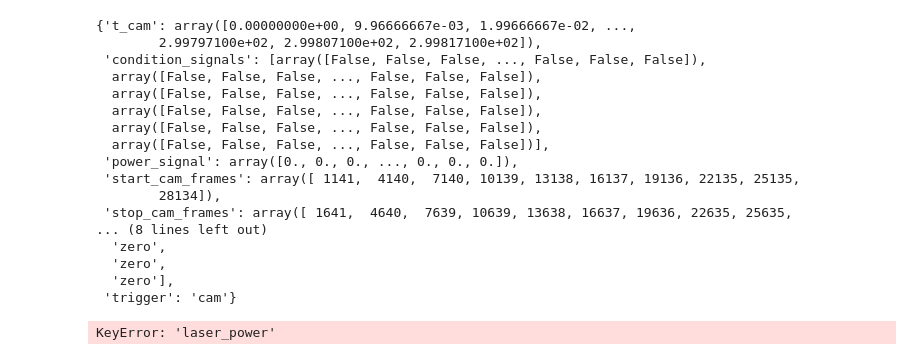
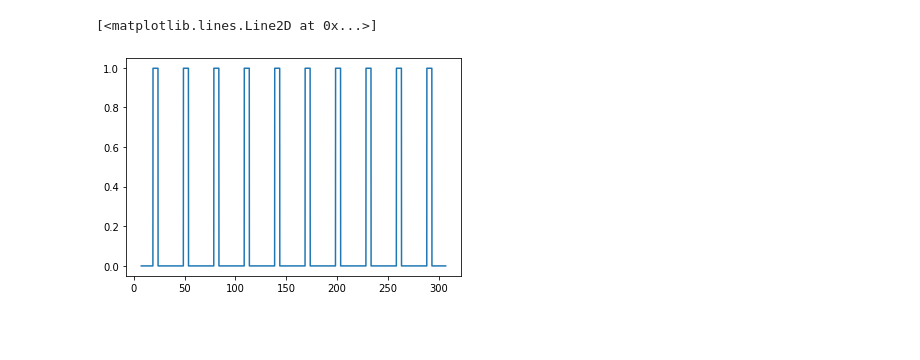
Before and after one commit to NeLy-EPFL/dn_networks, a Jupyter notebook: dn_experiments/beh_exps_test_ground.ipynb, the cells around one changed output. Cells and saved outputs as stored; diff of their text form; code cells hidden in the pictures; blank space fills up the shorter version.

```diff
--- a/dn_experiments/beh_exps_test_ground.ipynb
+++ b/dn_experiments/beh_exps_test_ground.ipynb
@@ -8,13 +8,14 @@ import stimulation
 import behaviour
 import params
 # %%
-fly_dir = '/mnt/nas2/FH/231220_DNg11xCsChrimson/Fly1'
+fly_dir = '/mnt/nas2/FH/231214_DNg11xCsChrimson/Fly2'
 all_trial_dirs = ['001_t1_p10_intact']
 trigger = 'laser_start'
 stim_p = [10]
 return_var = "v_forw"
 # %%
 # read pickle file in pandas
-df = pd.read_pickle(fly_dir + '/' +  all_trial_dirs[0] + '/processed/beh_df.pkl')
+beh_df = pd.read_pickle(fly_dir + '/' +  all_trial_dirs[0] + '/processed/beh_df.pkl')
 stim_sync = pd.read_pickle(fly_dir + '/' +  all_trial_dirs[0] + '/processed/stim_sync.pkl')
 stim_paradigm = pd.read_pickle(fly_dir + '/' +  all_trial_dirs[0] + '/processed/stim_paradigm.pkl')
+twop_df = pd.read_pickle(fly_dir + '/' +  all_trial_dirs[0] + '/processed/twop_df.pkl')
@@ -63,24 +64,7 @@ plt.plot(stim_sync['LightSheetLaserOn'])
 # %%
 stim_paradigm
-# %% [output]
-{'t_cam': array([0.00000000e+00, 9.96666667e-03, 1.99666667e-02, ...,
-        2.99797100e+02, 2.99807100e+02, 2.99817100e+02]),
- 'condition_signals': [array([False, False, False, ..., False, False, False]),
-  array([False, False, False, ..., False, False, False]),
-  array([False, False, False, ..., False, False, False]),
-  array([False, False, False, ..., False, False, False]),
-  array([False, False, False, ..., False, False, False]),
-  array([False, False, False, ..., False, False, False])],
- 'power_signal': array([0., 0., 0., ..., 0., 0., 0.]),
- 'start_cam_frames': array([ 1141,  4140,  7140, 10139, 13138, 16137, 19136, 22135, 25135,
-        28134]),
- 'stop_cam_frames': array([ 1641,  4640,  7639, 10639, 13638, 16637, 19636, 22635, 25635,
-... (8 lines left out)
-  'zero',
-  'zero',
-  'zero'],
- 'trigger': 'cam'}
 # %%
-plt.plot(df['t'], df['laser_power'])
+plt.plot(beh_df['t'], beh_df['laser_power'])
 # %% [output]
-KeyError: 'laser_power'
+[<matplotlib.lines.Line2D at 0x...>]
+[figure, added]
```
Also changed, not shown: parts of 5 cells of this notebook, 5 other files.
